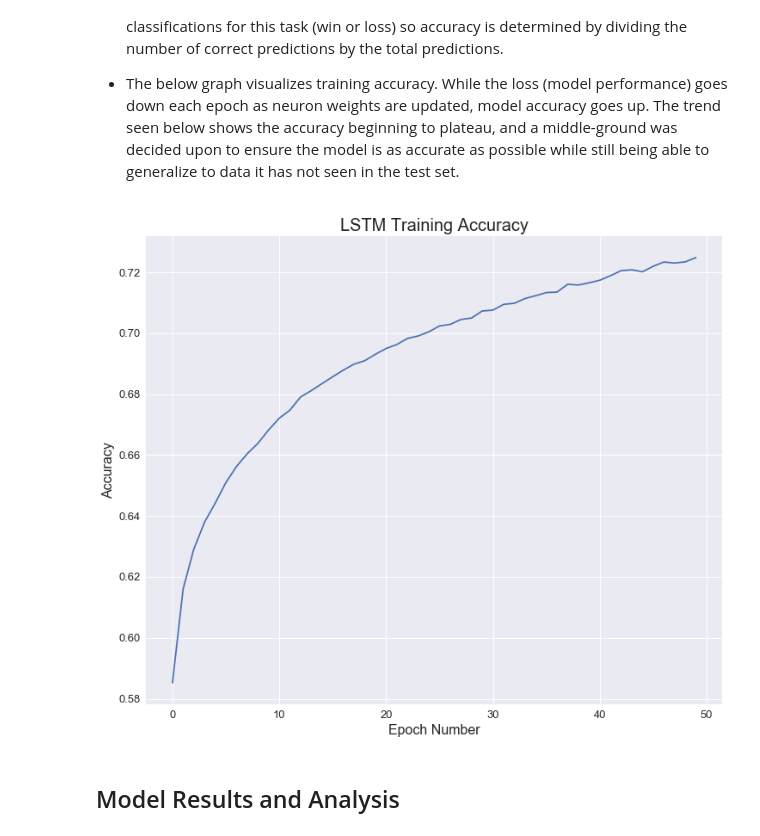
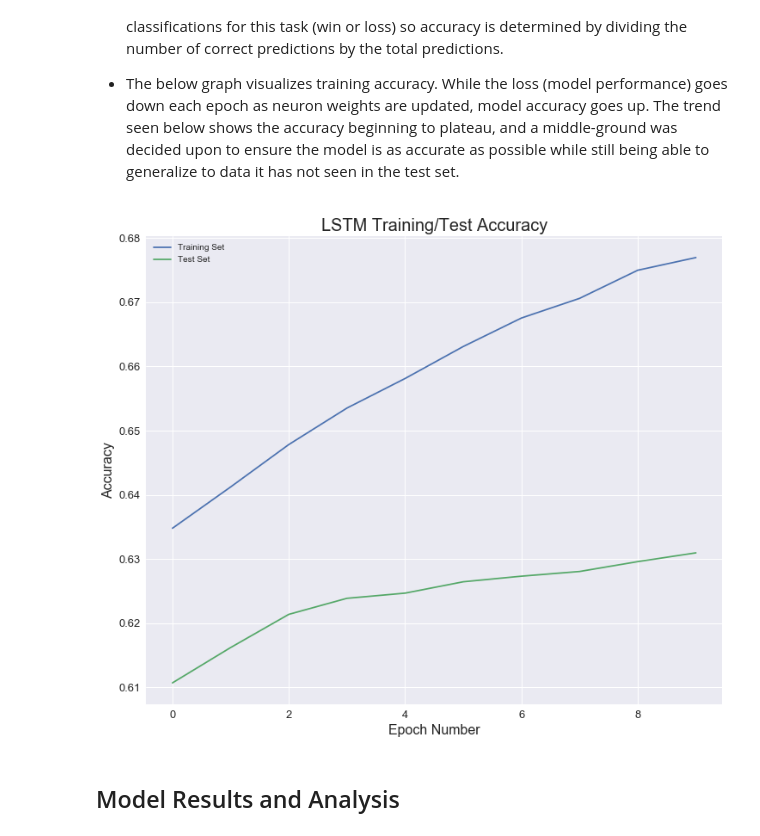
Before and after one commit to MPhillips55/Capstone_Project_2_League_of_Legends, a Jupyter notebook: Machine_Learning/LSTM_NN_to_predict_lol.ipynb, the cells around one changed output. Drawn from its saved outputs; the diff is of its cells as text; code cells hidden in the pictures.

Commit message:
change plots

```diff
--- a/Machine_Learning/LSTM_NN_to_predict_lol.ipynb
+++ b/Machine_Learning/LSTM_NN_to_predict_lol.ipynb
@@ -113,12 +125,18 @@ model.compile(loss='binary_crossentropy',
 # store loss/accuracy scores in lists for plotting
 loss = []
 acc = []
+test_acc = []
 
-for i in range(50):
+for i in range(10):
     history = model.fit(X_train[:-64],y_train[:-64],batch_size=4705,
                         shuffle=False,epochs=1,verbose=0)
     loss.append(history.history['loss'])
     acc.append(history.history['acc'])
+
+    # record test accuracy after each epoch
+    score = model.evaluate(X_test[:-31], y_test[:-31], verbose=0,batch_size=4705)
+    test_acc.append(score[1])
+
     model.reset_states()
 # %% [markdown]
 ### Model Loss
@@ -151,15 +169,17 @@ plt.ylabel("Loss", fontsize=16);
 # %%
 # create/format plot of model accuracy
 fig, ax = plt.subplots()
 fig.set_size_inches(12, 10)
-plt.plot(acc);
-plt.title("LSTM Training Accuracy",fontsize=20)
+plt.plot(acc, label='Training Set');
+plt.plot(test_acc, label='Test Set');
+plt.title("LSTM Training/Test Accuracy",fontsize=20)
 plt.yticks(fontsize=13)
 plt.xticks(fontsize=13)
 plt.xlabel("Epoch Number", fontsize=16)
-plt.ylabel("Accuracy", fontsize=16);
+plt.ylabel("Accuracy", fontsize=16)
+plt.legend(loc='upper left');
 # %% [output]
-[figure, old version]
+[figure, new version]
 # %% [markdown]
 ## Model Results and Analysis
 # %% [markdown]
```
Also changed, not shown: parts of 6 cells of this notebook, 1 other file.
